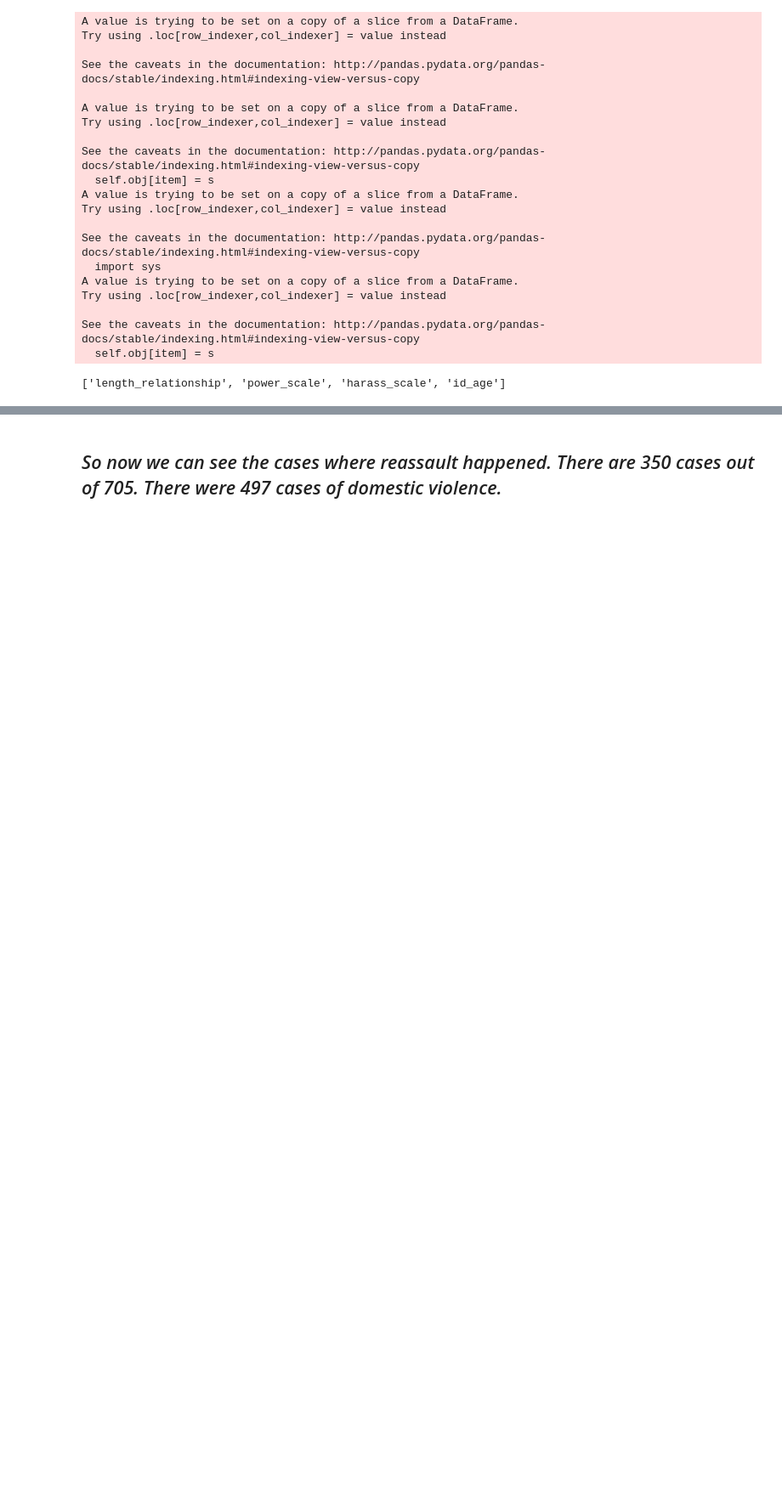
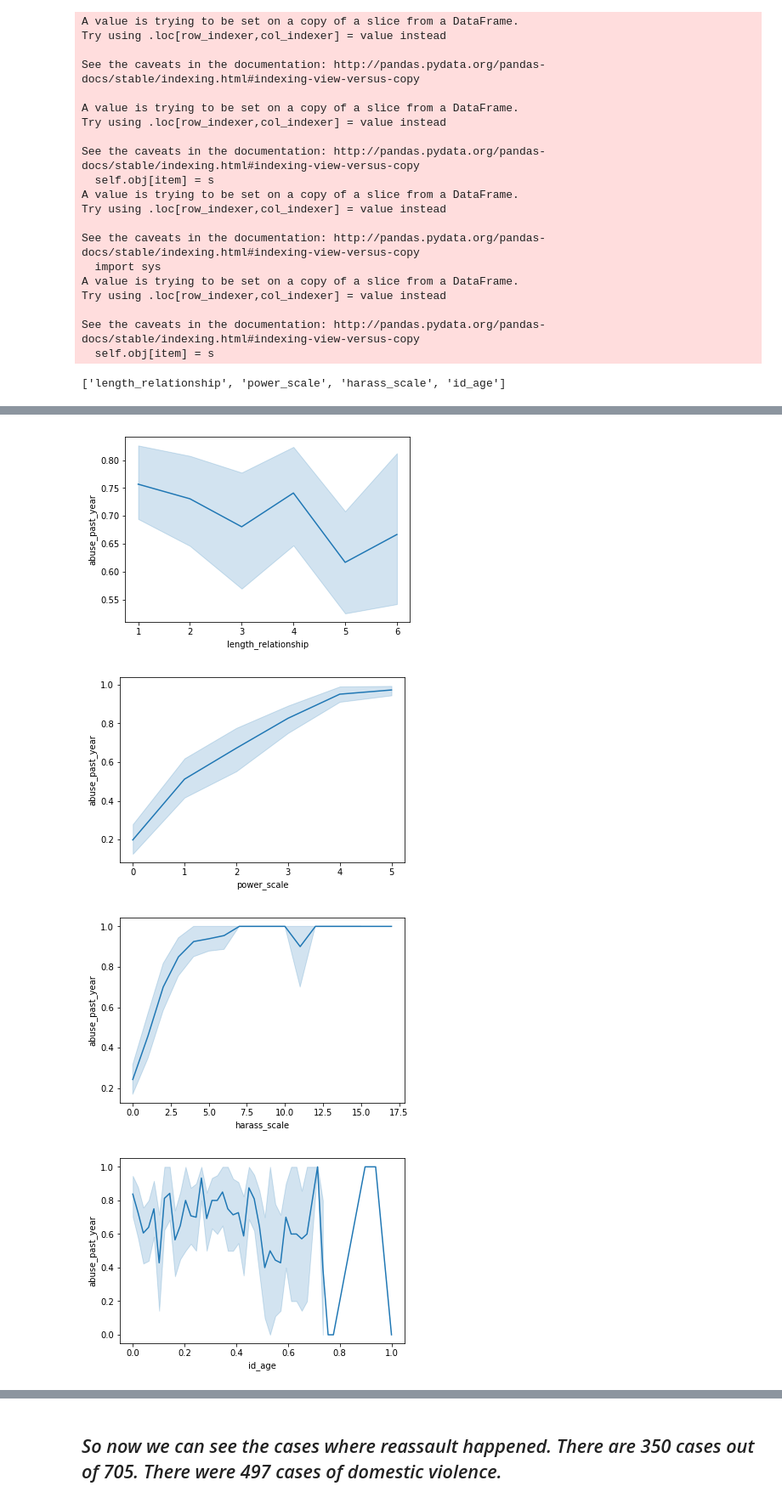
Before and after one commit to codeup-capstone-one/domestic-violence, a Jupyter notebook: msc_master_draft.ipynb, the cells around one changed output, grey strips where cells are left out. Shown at 85% size. Cells and saved outputs as stored; diff of their text form; code cells hidden in the pictures; blank space fills up the shorter version.

```diff
--- a/msc_master_draft.ipynb
+++ b/msc_master_draft.ipynb
@@ -325,0 +352,9 @@ explore.make_bars(train_df, 'abuse_past_year', features)
+# %%
+for feature in continuous_vars:
+    sns.lineplot(x=feature, y='abuse_past_year', data=train_df)
+    plt.show()
+# %% [output]
+[figure, added]
+[figure, added]
+[figure, added]
+[figure, added]
```
Also changed, not shown: parts of 30 cells of this notebook, 2 other files.
